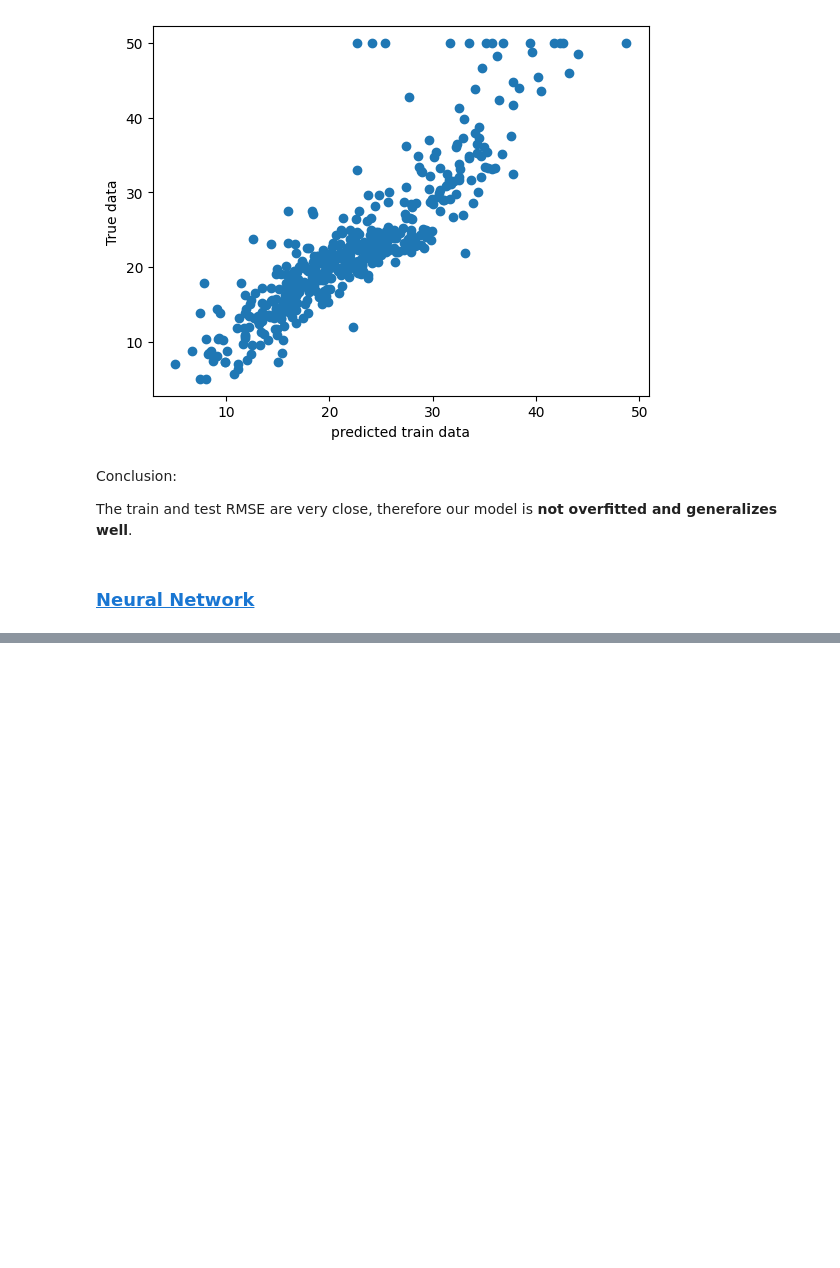
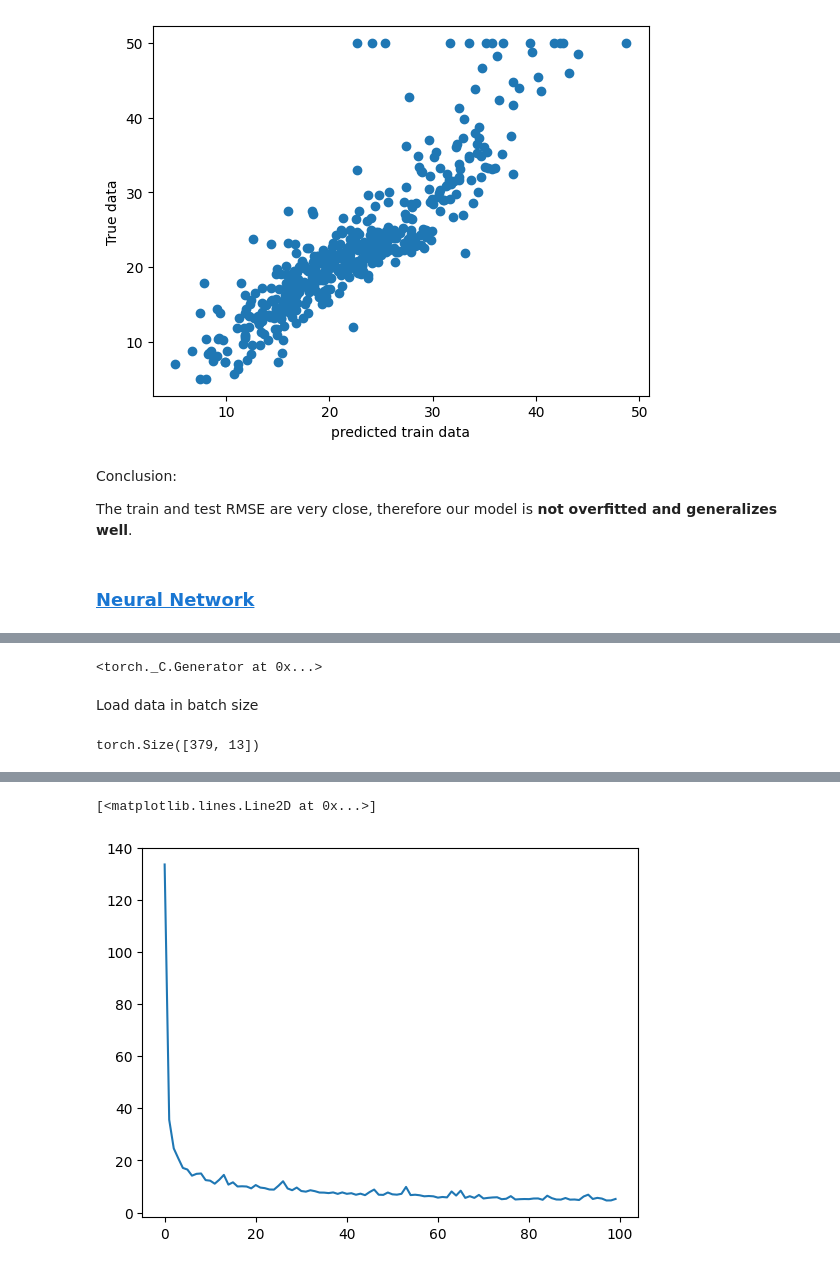
Before and after one commit to LIU-Alessia/Neural-Network-USTC, a Jupyter notebook: hw1/regression.ipynb, the cells around one changed output, grey strips where cells are left out. Saved outputs shown, nothing was run; the diff lists cells and outputs as text; code cells hidden in the pictures; blank space fills up the shorter version.

```diff
--- a/hw1/regression.ipynb
+++ b/hw1/regression.ipynb
@@ -321,0 +335,6 @@ Scaling the dataset
+# %%
+y = df['MEDV']
+X = df.drop(columns = {'MEDV', 'MEDV_log'})
+
+X_train, X_test, y_train, y_test = train_test_split(X, y, random_state=1)
+n_samples, n_features = X.shape
@@ -325,15 +345,68 @@ sc = StandardScaler()
 X_train = sc.fit_transform(X_train)
 X_test = sc.transform(X_test)
 # %%
-import torch
-import torch.nn as nn
-import torch.nn.functional as F
-from torch.utils.data import TensorDataset
-from torch.utils.data import DataLoader
-from torch.utils.data import random_split
-
 # dataset = pd.read_excel("BostonHousingData")
 device = torch.device("cuda:0" if torch.cuda.is_available() else "cpu")
 np.random.seed(21)
 torch.manual_seed(21)
-net = nn.Sequential(nn.Linear(2, 1))
+# %% [output]
+<torch._C.Generator at 0x...>
+# %% [markdown]
+Load data in batch size
+# %%
+def load_array(data_arrays, batch_size, is_train=True):
+    # 构造一个PyTorch数据迭代器
+    dataset = data.TensorDataset(*data_arrays)
+    return data.DataLoader(dataset, batch_size, shuffle=is_train)
+
+batch_size = 25
+# transform data type
+X_train_tensor = torch.tensor(X_train, dtype=torch.float32)
+y_train_tensor = torch.tensor(y_train, dtype=torch.float32).unsqueeze(1)
+X_test_tensor = torch.tensor(X_test, dtype=torch.float32)
+y_test_tensor = torch.tensor(y_test.values, dtype=torch.float32)
+
+print(X_train_tensor.size())
+data_iter = load_array((X_train_tensor, y_train_tensor), batch_size)
+test_loader=load_array((X_test_tensor,y_test_tensor),batch_size)
+# %% [output]
+torch.Size([379, 13])
+# %%
+# network model
+class Model(nn.Module):
+    def __init__(self, n_features, hiddenA, hiddenB):
+        super(Model, self).__init__()
+        self.linearA = nn.Linear(n_features, hiddenA)
+        self.linearB = nn.Linear(hiddenA, hiddenB)
+        self.linearC = nn.Linear(hiddenB, 1)
+
+    def forward(self, x):
+        yA = F.relu(self.linearA(x))
+        yB = F.relu(self.linearB(yA))
+        return self.linearC(yB)
+# %%
+#定义NN 输入、隐层A、B数
+net = Model(n_features, 50,20)
+
+# loss function
+loss = nn.MSELoss()
+
+#定义优化算法
+trainer = torch.optim.Adam(net.parameters(), lr=0.01)
+# %%
+
+num_epochs = 100
+all_losses=[]
+for epoch in range(num_epochs):
+    for X, y in data_iter:
+        l = loss(net(X) ,y)
+        trainer.zero_grad()
+        l.backward()
+        trainer.step()
+    l = loss(net(X_train_tensor), y_train_tensor)
+    print(f'epoch {epoch + 1}, loss {l:f}')
+    all_losses.append(l)
+
+all_losses_np = torch.tensor(all_losses).detach().numpy()
+plt.plot(all_losses_np)
+# %% [output]
@@ -339,0 +430,2 @@ net = nn.Sequential(nn.Linear(2, 1))
+[<matplotlib.lines.Line2D at 0x...>]
+[figure, added]
```
Also changed, not shown: parts of 9 cells of this notebook.
